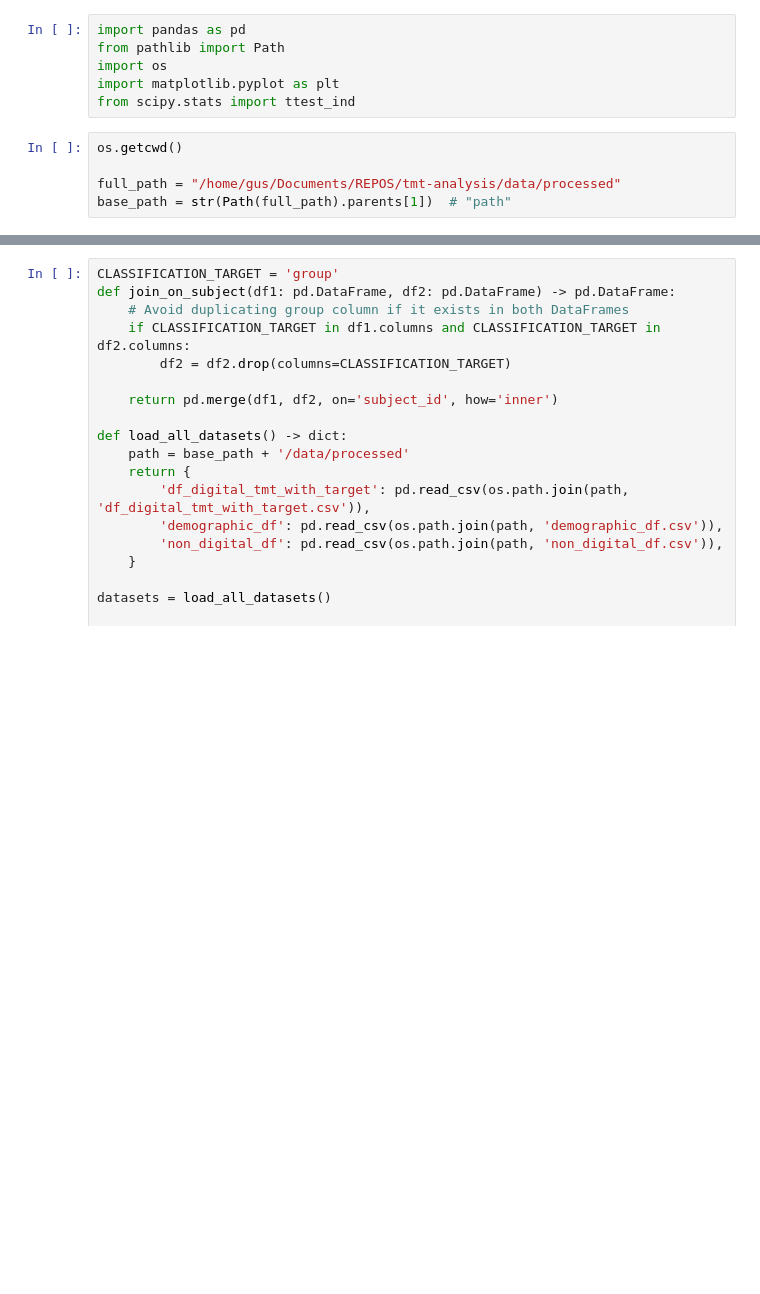
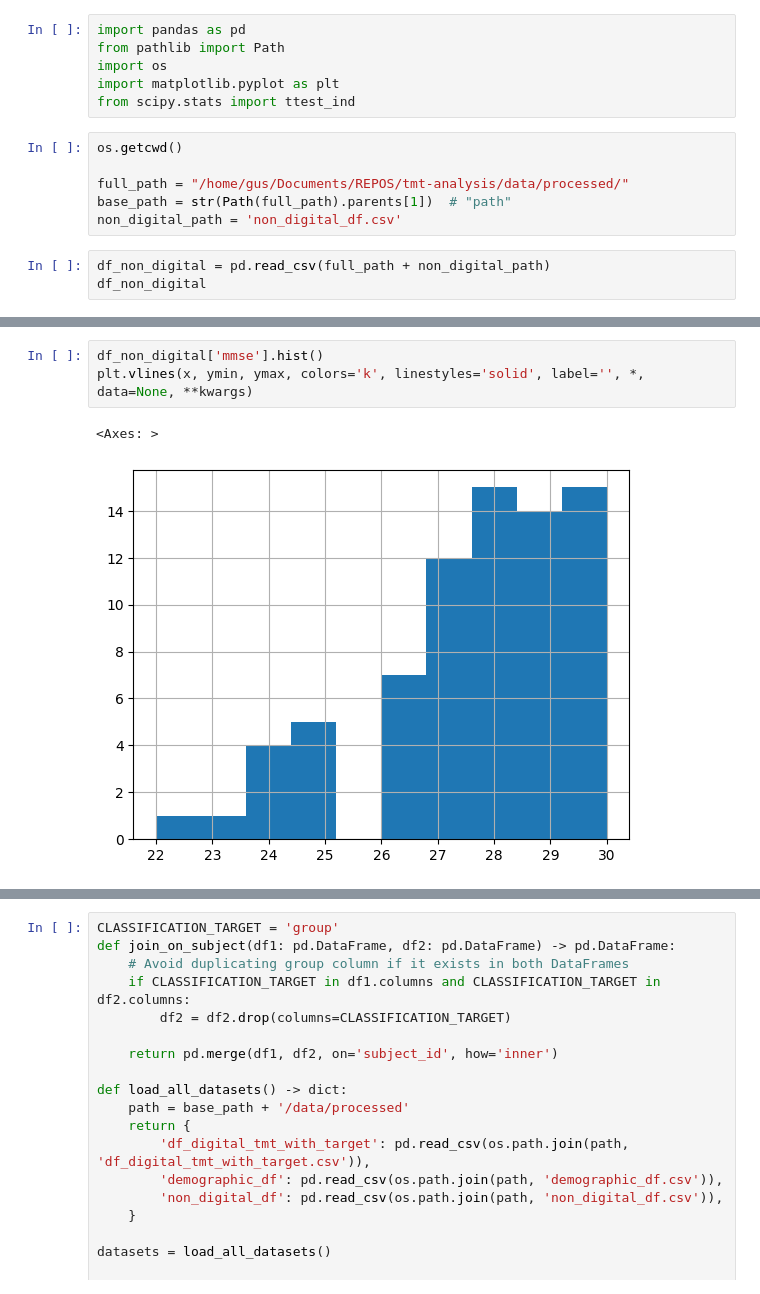
Before and after one commit to gianluca-capelo/tmt-analysis, a Jupyter notebook: notebooks/eda.ipynb, the cells around one changed output, grey strips where cells are left out. Cells and saved outputs as stored; diff of their text form; blank space fills up the shorter version.

```diff
--- a/notebooks/eda.ipynb
+++ b/notebooks/eda.ipynb
@@ -7,5 +7,9 @@ from scipy.stats import ttest_ind
 # %%
 os.getcwd()
 
-full_path = "/home/gus/Documents/REPOS/tmt-analysis/data/processed"
+full_path = "/home/gus/Documents/REPOS/tmt-analysis/data/processed/"
 base_path = str(Path(full_path).parents[1])  # "path"
+non_digital_path = 'non_digital_df.csv'
+# %%
+df_non_digital = pd.read_csv(full_path + non_digital_path)
+df_non_digital
@@ -11,0 +30,6 @@ base_path = str(Path(full_path).parents[1])  # "path"
+# %%
+df_non_digital['mmse'].hist()
+plt.vlines(x, ymin, ymax, colors='k', linestyles='solid', label='', *, data=None, **kwargs)
+# %% [output]
+<Axes: >
+[figure, added]
```
Also changed, not shown: parts of 6 cells of this notebook.
